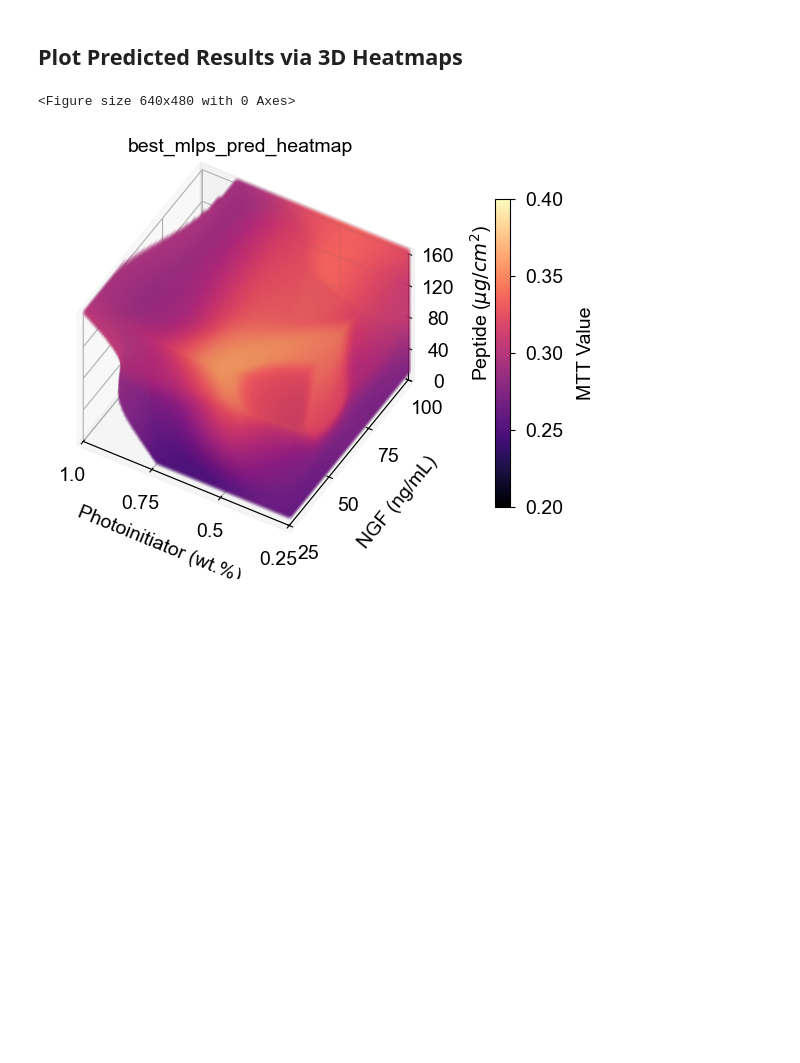
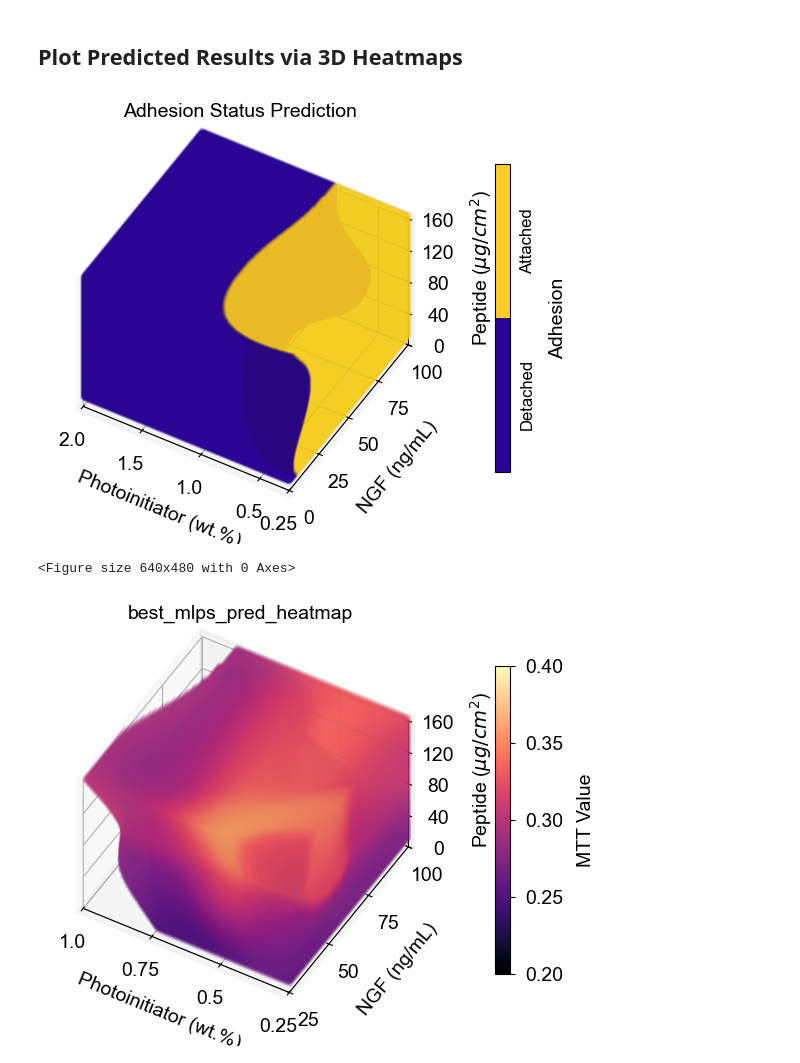
Before and after one commit to TSMC3000/ML_guided_biochiop_design, a Jupyter notebook: main.ipynb, the cells around one changed output. Drawn from its saved outputs; the diff is of its cells as text; code cells hidden in the pictures; blank space fills up the shorter version.

```diff
--- a/main.ipynb
+++ b/main.ipynb
@@ -208,6 +190,13 @@ temp_y = scaler_mtt.inverse_transform(df_pred.loc[:,mlps_pred_cols].values.resha
 df_pred_denorm_mlps = pd.DataFrame(np.column_stack([temp_x, temp_y]), columns=x_cols + mlps_pred_cols.to_list())
 # %% [markdown]
 ## Plot Predicted Results via 3D Heatmaps
+# %%
+raw_scatter(df_pred_denorm_clf, features=x_cols, y_label='clf_predict', s=20, alpha=0.05, cmap=plasma_seg, marker='o', edgecolor='none',
+            linewidths=0, azim=120, elev=45, xticks=[0.25, 0.5, 1.0, 1.5, 2.0], zticks=[0, 40, 80, 120, 160], title='Adhesion Status Prediction',
+            labels=True)
+plt.show()
+# %% [output]
+[figure, added]
 # %%
 mask = (df_pred_denorm_clf['clf_predict'] == True)
 df_pred_denorm_mlps_m = df_pred_denorm_mlps[mask]
```
Also changed, not shown: parts of 54 cells of this notebook.
